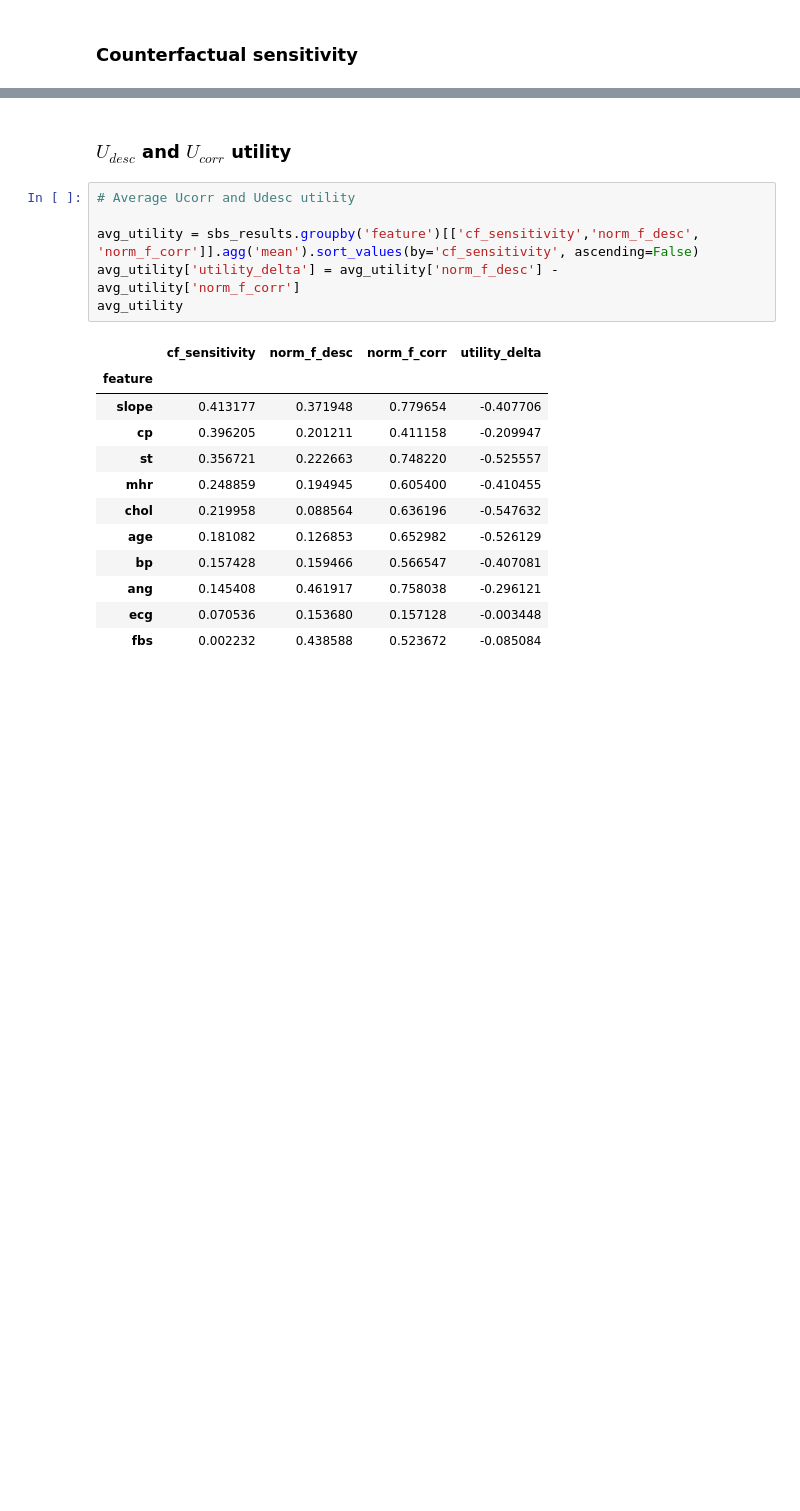
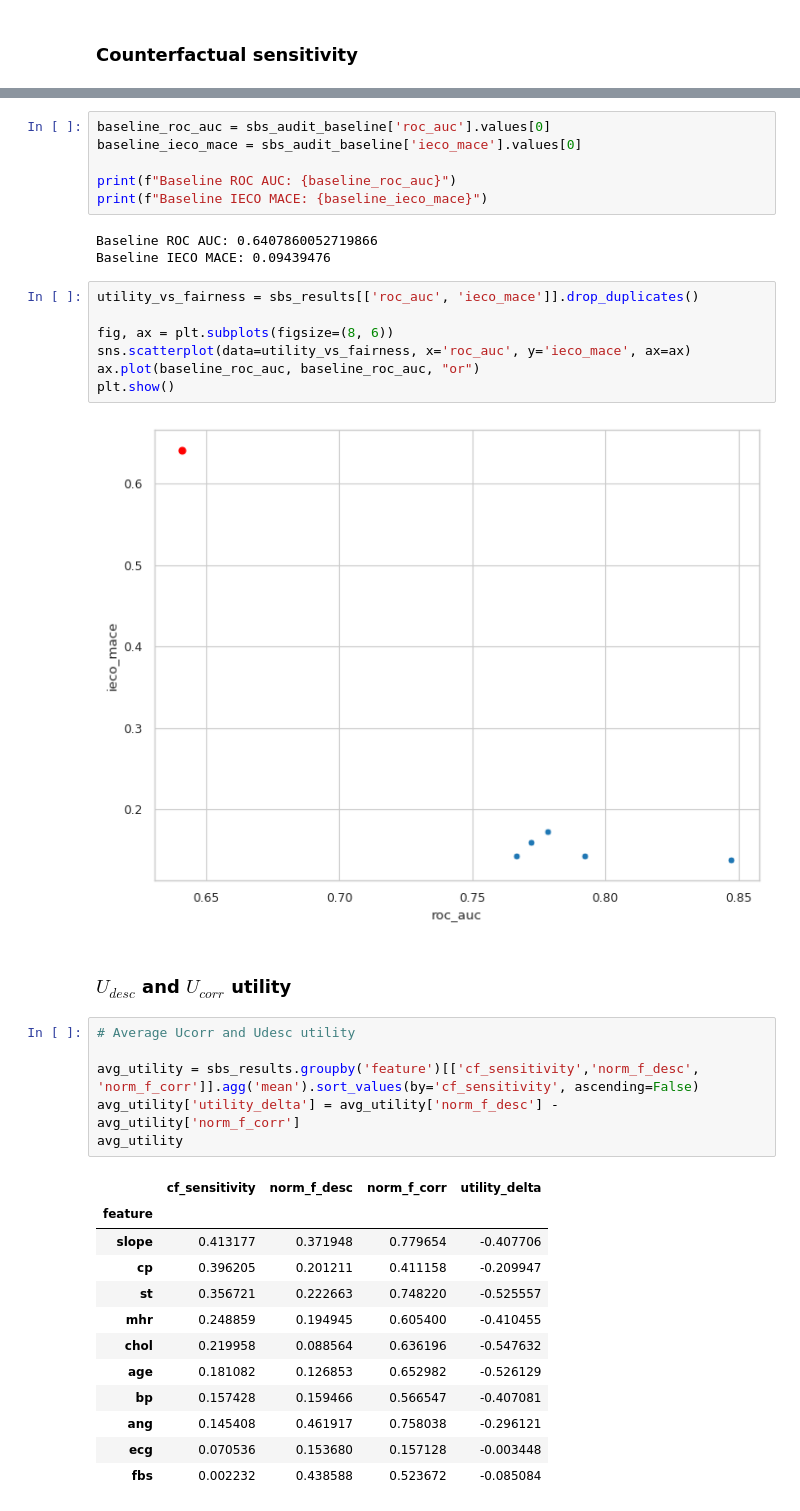
Before and after one commit to LuSyo/Health-ML-Bias-Experiments, a Jupyter notebook: notebooks/ceveahe_experiment/sbs_audit_result.ipynb, the cells around one changed output, grey strips where cells are left out. Cells and saved outputs as stored; diff of their text form; blank space fills up the shorter version.

```diff
--- a/notebooks/ceveahe_experiment/sbs_audit_result.ipynb
+++ b/notebooks/ceveahe_experiment/sbs_audit_result.ipynb
@@ -70,3 +82,21 @@ plt.plot()
+# %%
+baseline_roc_auc = sbs_audit_baseline['roc_auc'].values[0]
+baseline_ieco_mace = sbs_audit_baseline['ieco_mace'].values[0]
+
+print(f"Baseline ROC AUC: {baseline_roc_auc}")
+print(f"Baseline IECO MACE: {baseline_ieco_mace}")
+# %% [output]
+Baseline ROC AUC: 0.6407860052719866
+Baseline IECO MACE: 0.09439476
+# %%
+utility_vs_fairness = sbs_results[['roc_auc', 'ieco_mace']].drop_duplicates()
+
+fig, ax = plt.subplots(figsize=(8, 6))
+sns.scatterplot(data=utility_vs_fairness, x='roc_auc', y='ieco_mace', ax=ax)
+ax.plot(baseline_roc_auc, baseline_roc_auc, "or")
+plt.show()
+# %% [output]
+[figure, added]
 # %% [markdown]
 ### $U_{desc}$ and $U_{corr}$ utility
 # %%
```
Also changed, not shown: parts of 9 cells of this notebook.
